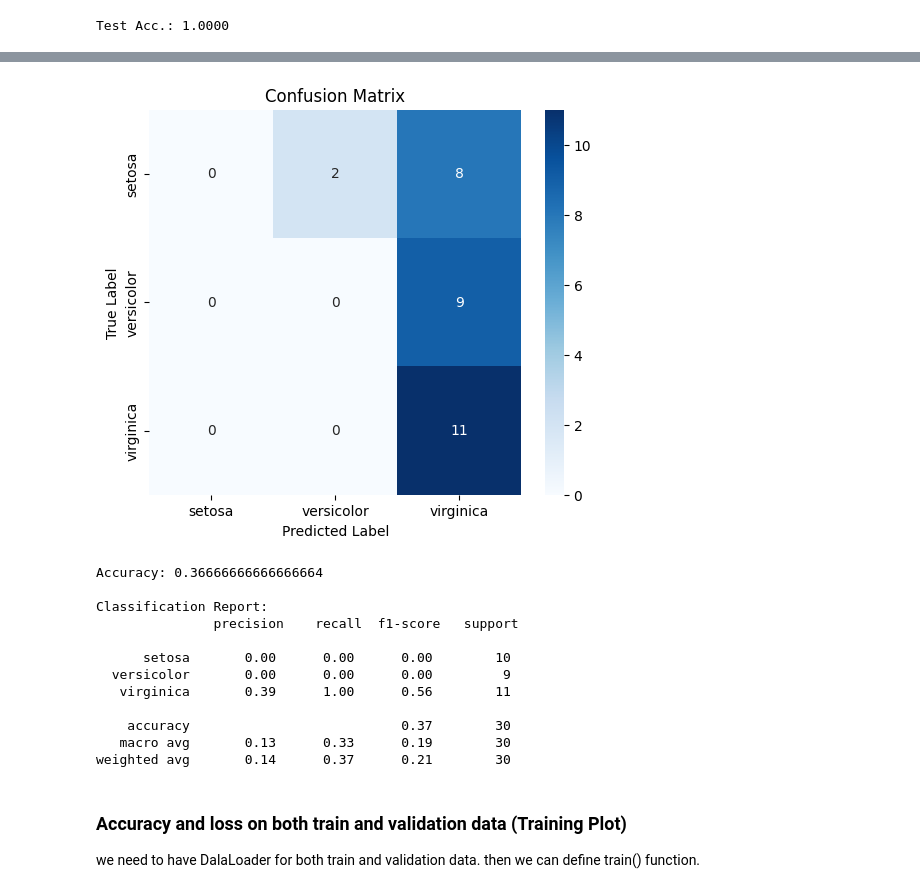
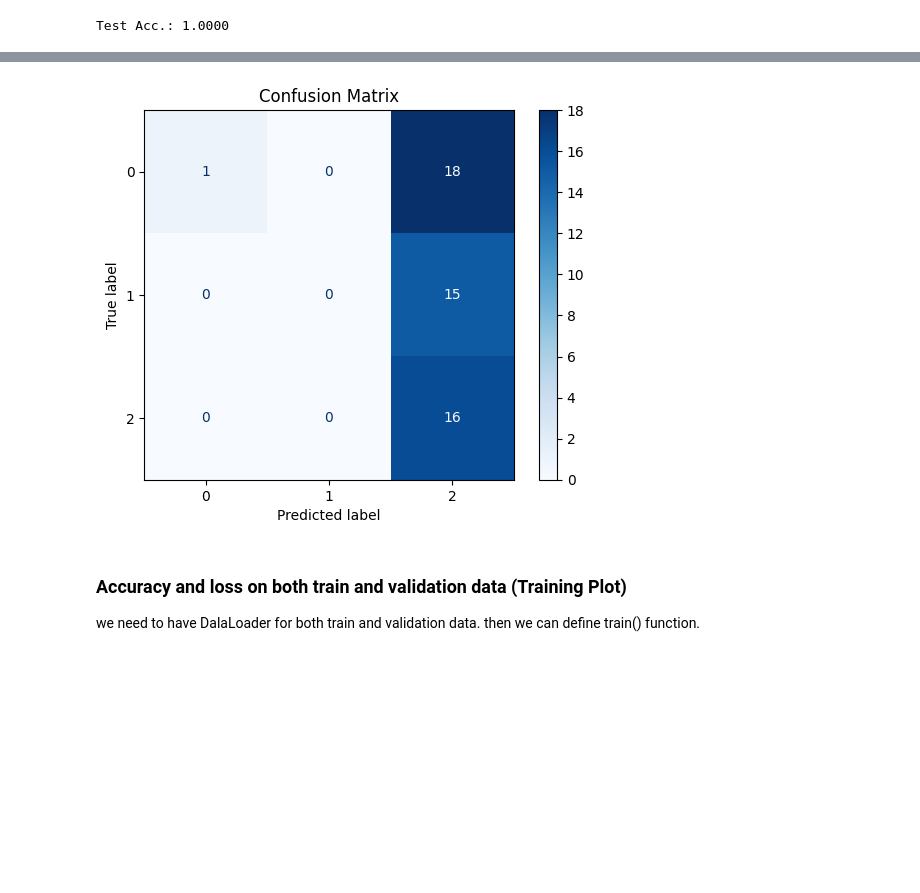
Before and after one commit to mobinapourmoshir/Functional-Deep-Learning, a Jupyter notebook: DNN Basics.ipynb, the cells around one changed output, grey strips where cells are left out. Cells and saved outputs as stored; diff of their text form; code cells hidden in the pictures; blank space fills up the shorter version.

Commit message:
Confusion matrix

```diff
--- a/DNN Basics.ipynb
+++ b/DNN Basics.ipynb
@@ -259,35 +228,34 @@ print(cm)
-# %%
-import seaborn as sns
-import matplotlib.pyplot as plt
-
-plt.figure(figsize=(6, 5))
-sns.heatmap(cm, annot=True, fmt='d', cmap='Blues',
-            xticklabels=iris.target_names,
-            yticklabels=iris.target_names)
-plt.xlabel('Predicted Label')
-plt.ylabel('True Label')
-plt.title('Confusion Matrix')
-plt.show()
-# %% [output]
-[figure, removed]
-# %%
-from sklearn.metrics import accuracy_score, classification_report
-
-print("Accuracy:", accuracy_score(all_labels, all_preds))
-print("\nClassification Report:\n", classification_report(all_labels, all_preds, target_names=iris.target_names))
-# %% [output]
-Accuracy: 0.36666666666666664
-
-Classification Report:
-               precision    recall  f1-score   support
-
-      setosa       0.00      0.00      0.00        10
-  versicolor       0.00      0.00      0.00         9
-   virginica       0.39      1.00      0.56        11
-
-    accuracy                           0.37        30
-   macro avg       0.13      0.33      0.19        30
-weighted avg       0.14      0.37      0.21        30
+# %%
+import torch
+from sklearn.metrics import confusion_matrix, ConfusionMatrixDisplay
+import matplotlib.pyplot as plt
+
+# 1️. Get all predictions and true labels from the test DataLoader
+all_preds = []
+all_labels = []
+
+model.eval()  # Set model to evaluation mode (turns off dropout, etc.)
+with torch.no_grad():  # No gradient computation needed
+    for x_batch, y_batch in test_dl:
+        preds = model(x_batch)
+        pred_labels = torch.argmax(preds, dim=1)
+        all_preds.append(pred_labels)
+        all_labels.append(y_batch)
+
+# 2️. Concatenate all batches into single tensors
+all_preds = torch.cat(all_preds).cpu().numpy()
+all_labels = torch.cat(all_labels).cpu().numpy()
+
+# 3️. Compute the confusion matrix
+cm = confusion_matrix(all_labels, all_preds)
+
+# 4️. Display it nicely
+disp = ConfusionMatrixDisplay(confusion_matrix=cm)
+disp.plot(cmap='Blues', values_format='d')
+plt.title("Confusion Matrix")
+plt.show()
+# %% [output]
+[figure, added]
 # %% [markdown]
 ### **Accuracy and loss on both train and validation data (Training Plot)**
 
```
Also changed, not shown: parts of 3 cells of this notebook.
